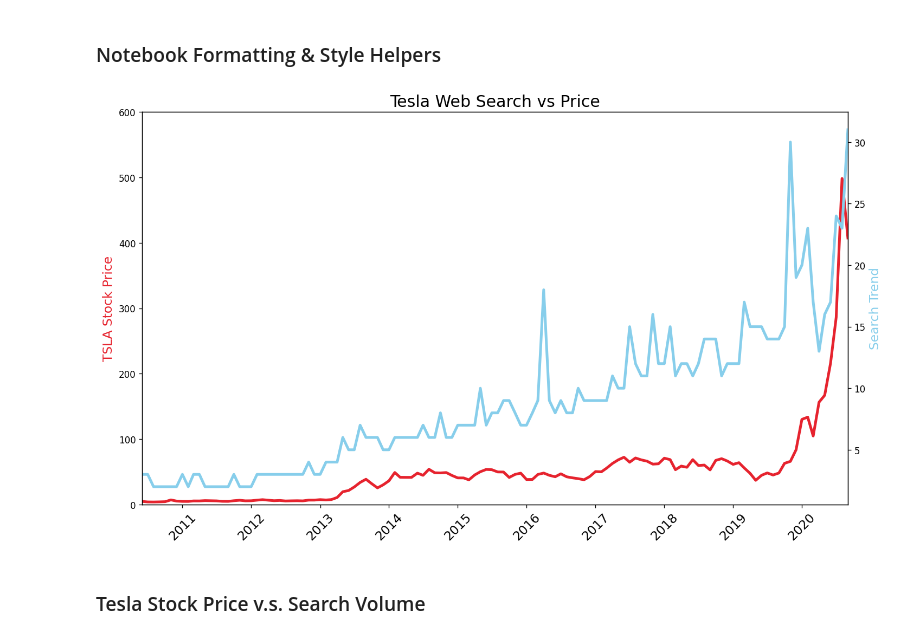
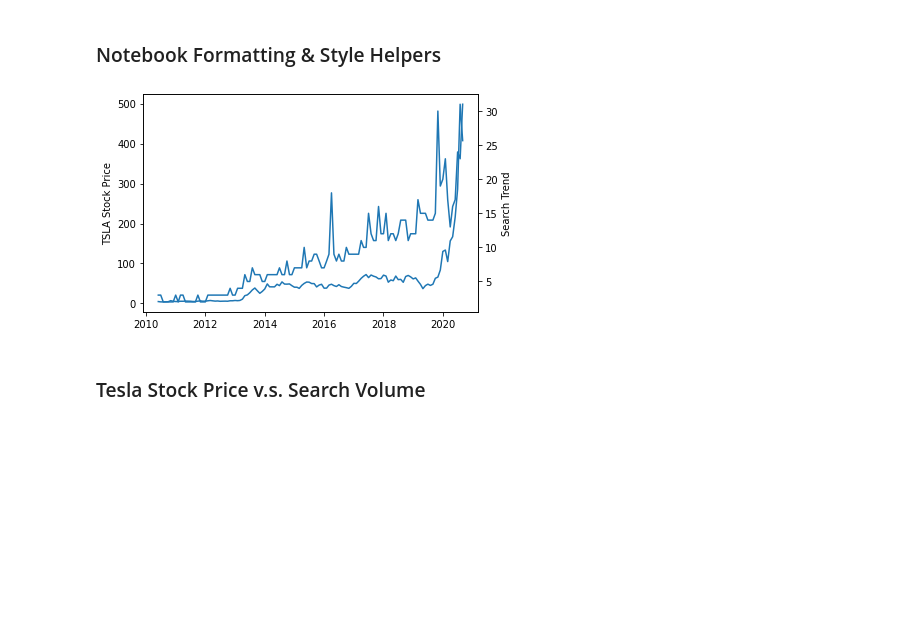
Before and after one commit to washimimizuku/100-days-of-python, a Jupyter notebook: day74/google-trends/Google_Trends_and_Data_Visualisation.ipynb, the cells around one changed output. Saved outputs shown, nothing was run; the diff lists cells and outputs as text; code cells hidden in the pictures; blank space fills up the shorter version.

Commit message:
Create Tesla line charts

```diff
--- a/day74/google-trends/Google_Trends_and_Data_Visualisation.ipynb
+++ b/day74/google-trends/Google_Trends_and_Data_Visualisation.ipynb
@@ -202,30 +200,18 @@ DATE
 # Data Visualisation
 # %% [markdown]
 ### Notebook Formatting & Style Helpers
-# %%
-# Increases size and resolution
-plt.figure(figsize=(14,8), dpi=120)
-plt.title('Tesla Web Search vs Price', fontsize=18)
-
-# Increase the size and rotate the labels on the x-axis
-plt.xticks(fontsize=14, rotation=45)
-
-# Create locators for ticks on the time axis
-ax1 = plt.gca()
-ax2 = ax1.twinx()
-
-ax1.set_ylabel('TSLA Stock Price', color='#E6232E', fontsize=14)
-ax2.set_ylabel('Search Trend', color='skyblue', fontsize=14)
-
-# Set the minimum and maximum values on the axes
-ax1.set_ylim([0, 600])
-ax1.set_xlim(df_tesla.MONTH.min(), df_tesla.MONTH.max())
-
-ax1.plot(df_tesla.MONTH, df_tesla.TSLA_USD_CLOSE, color='#E6232E', linewidth=3)
-ax2.plot(df_tesla.MONTH, df_tesla.TSLA_WEB_SEARCH, color='skyblue', linewidth=3)
-
-plt.show()
-# %% [output]
-[figure, removed]
+# %%
+ax1 = plt.gca()
+ax2 = ax1.twinx()
+
+ax1.set_ylabel('TSLA Stock Price')
+ax2.set_ylabel('Search Trend')
+
+ax1.plot(df_tesla.MONTH, df_tesla.TSLA_USD_CLOSE)
+ax2.plot(df_tesla.MONTH, df_tesla.TSLA_WEB_SEARCH)
+
+plt.show()
+# %% [output]
+[figure, added]
 # %%
 # Register date converters to avoid warning messages
```
Also changed, not shown: parts of 6 cells of this notebook.
